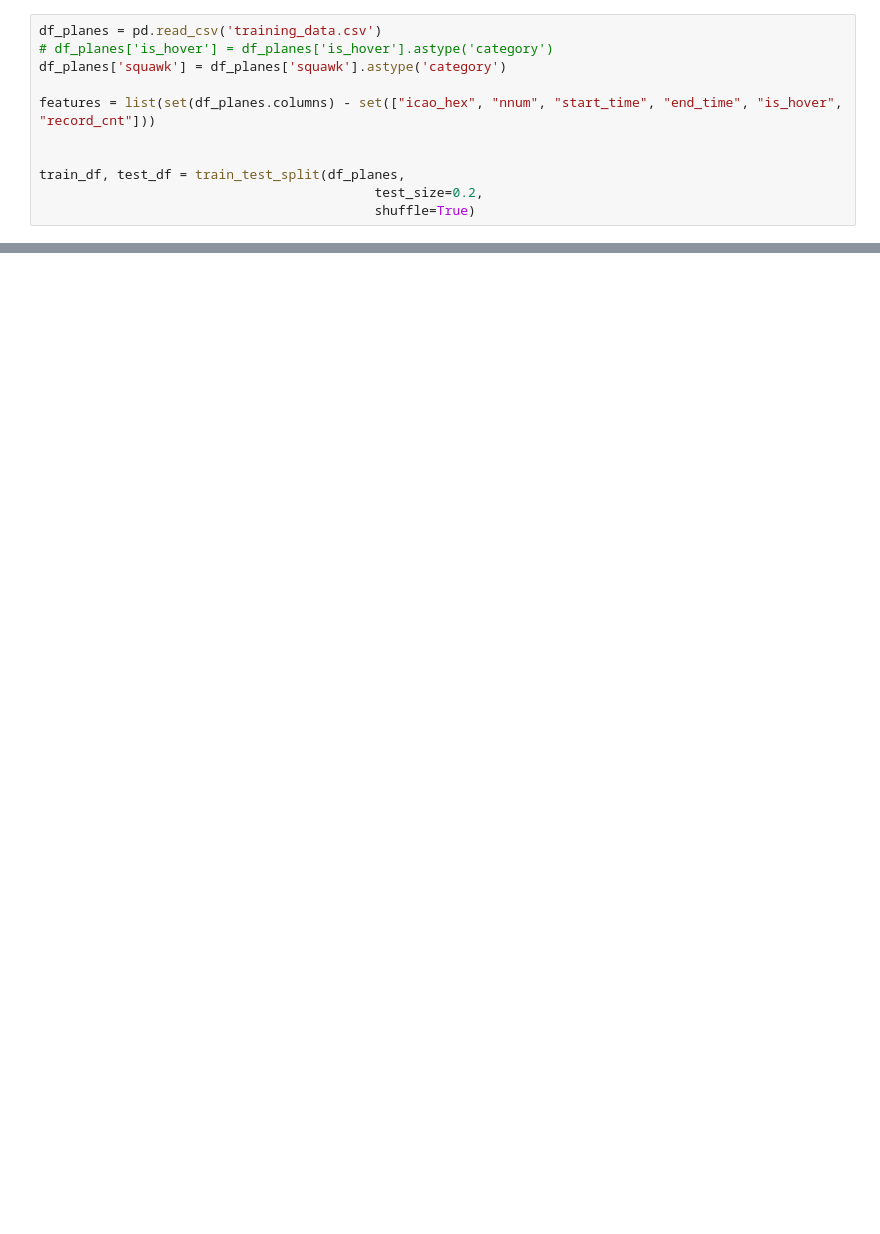
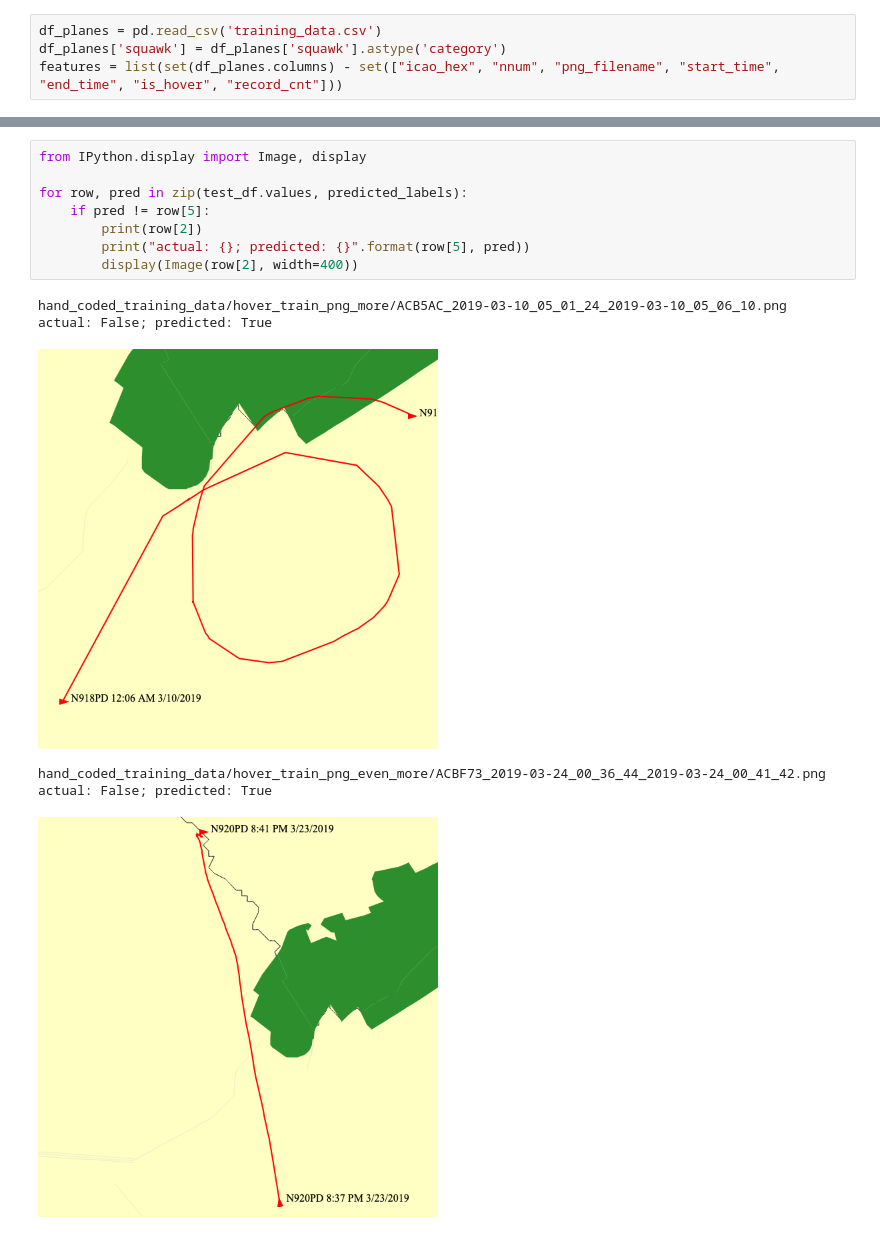
Before and after one commit to Quartz/aistudio-copterbot, a Jupyter notebook: copterbot_randomforest.ipynb, the cells around one changed output, grey strips where cells are left out. Cells and saved outputs as stored; diff of their text form; blank space fills up the shorter version.

```diff
--- a/copterbot_randomforest.ipynb
+++ b/copterbot_randomforest.ipynb
@@ -12,12 +13,5 @@ SEED = 12345
 seed(SEED)
 # %%
 df_planes = pd.read_csv('training_data.csv')
-# df_planes['is_hover'] = df_planes['is_hover'].astype('category')
 df_planes['squawk'] = df_planes['squawk'].astype('category')
-
-features = list(set(df_planes.columns) - set(["icao_hex", "nnum", "start_time", "end_time", "is_hover", "record_cnt"]))
-
-
-train_df, test_df = train_test_split(df_planes,
-                                           test_size=0.2,
-                                           shuffle=True)
+features = list(set(df_planes.columns) - set(["icao_hex", "nnum", "png_filename", "start_time", "end_time", "is_hover", "record_cnt"]))
@@ -62,0 +91,15 @@ weighted avg       0.90      0.85      0.87       200
+# %%
+from IPython.display import Image, display
+
+for row, pred in zip(test_df.values, predicted_labels):
+    if pred != row[5]:
+        print(row[2])
+        print("actual: {}; predicted: {}".format(row[5], pred))
+        display(Image(row[2], width=400))
+# %% [output]
+hand_coded_training_data/hover_train_png_more/ACB5AC_2019-03-10_05_01_24_2019-03-10_05_06_10.png
+actual: False; predicted: True
+[figure, added]
+hand_coded_training_data/hover_train_png_even_more/ACBF73_2019-03-24_00_36_44_2019-03-24_00_41_42.png
+actual: False; predicted: True
+[figure, added]
```
Also changed, not shown: parts of 4 cells of this notebook, 1 other file.
